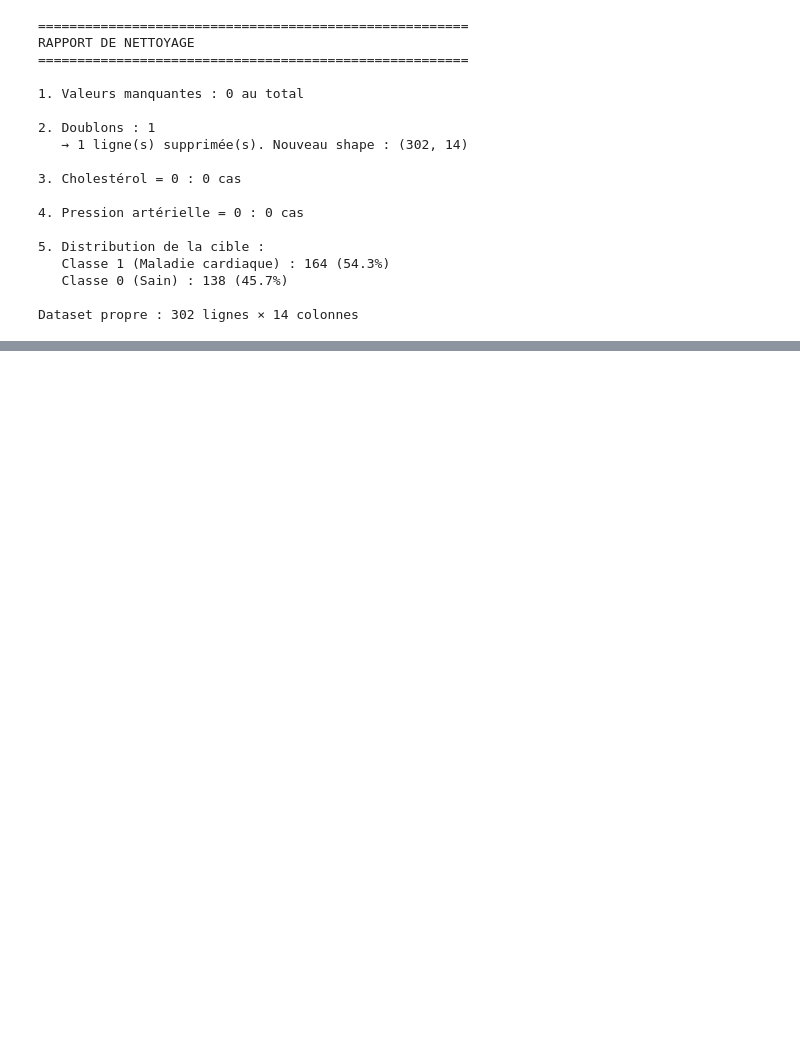
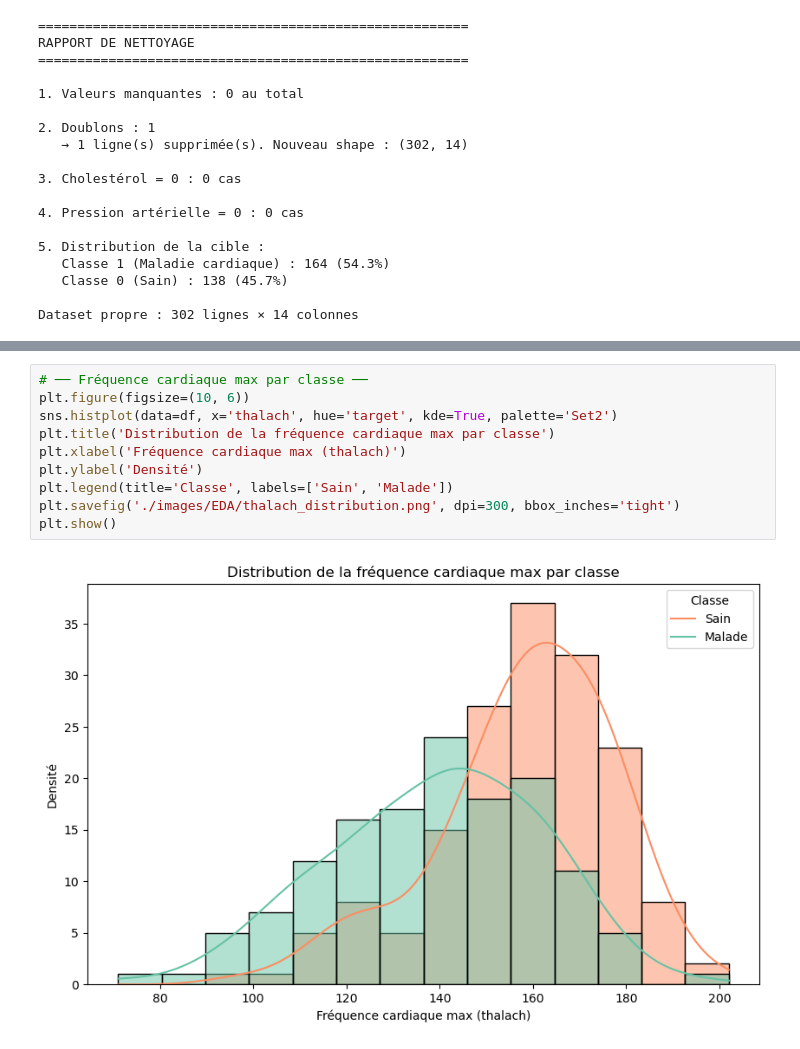
Before and after one commit to Lanja7126/Examen_ML, a Jupyter notebook: heart.ipynb, the cells around one changed output, grey strips where cells are left out. Drawn from its saved outputs; the diff is of its cells as text; blank space fills up the shorter version.

```diff
--- a/heart.ipynb
+++ b/heart.ipynb
@@ -149,0 +186,12 @@ Dataset propre : 302 lignes × 14 colonnes
+# %%
+# ── Fréquence cardiaque max par classe ──
+plt.figure(figsize=(10, 6))
+sns.histplot(data=df, x='thalach', hue='target', kde=True, palette='Set2')
+plt.title('Distribution de la fréquence cardiaque max par classe')
+plt.xlabel('Fréquence cardiaque max (thalach)')
+plt.ylabel('Densité')
+plt.legend(title='Classe', labels=['Sain', 'Malade'])
+plt.savefig('./images/EDA/thalach_distribution.png', dpi=300, bbox_inches='tight')
+plt.show()
+# %% [output]
+[figure, added]
```
Also changed, not shown: parts of 16 cells of this notebook, 14 other files.
